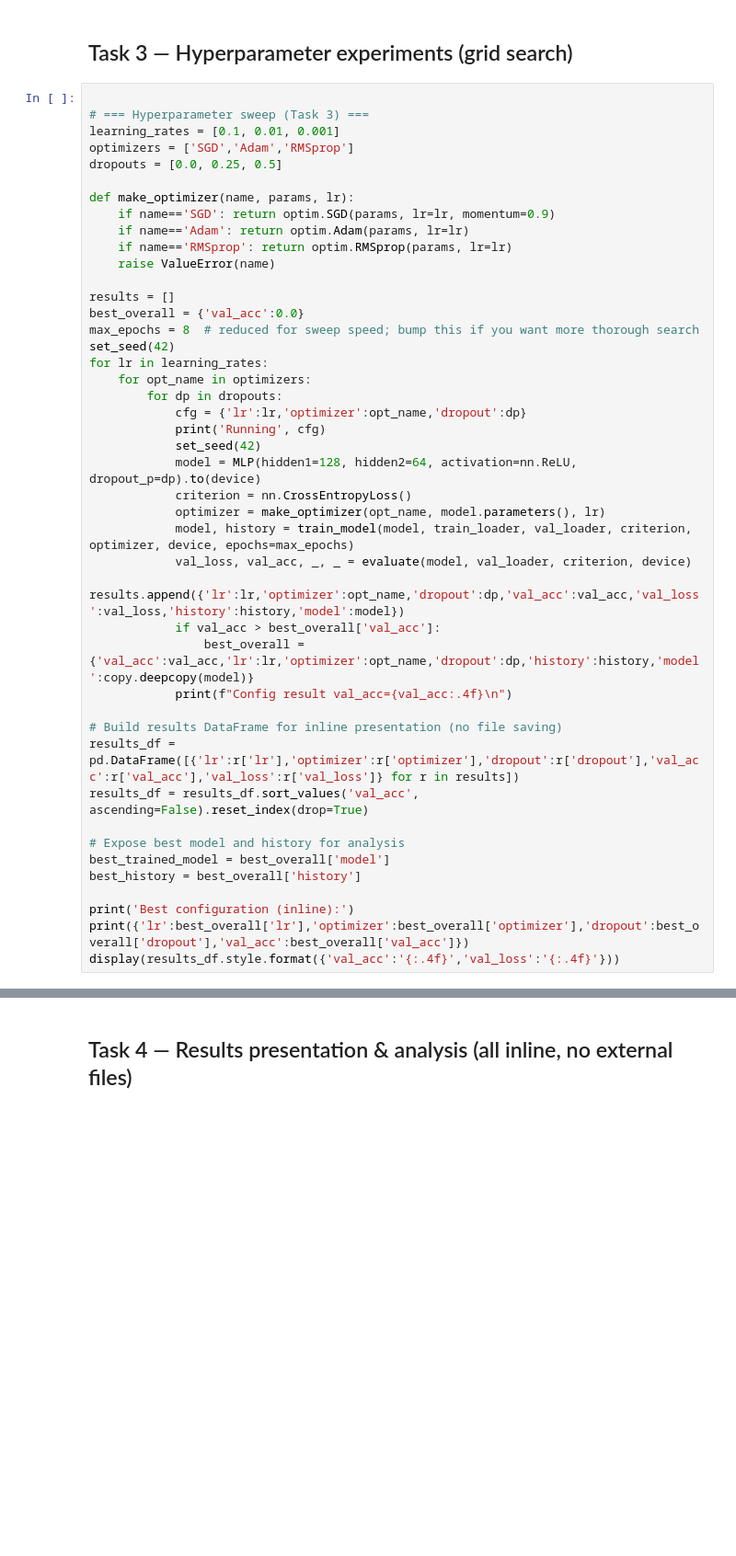
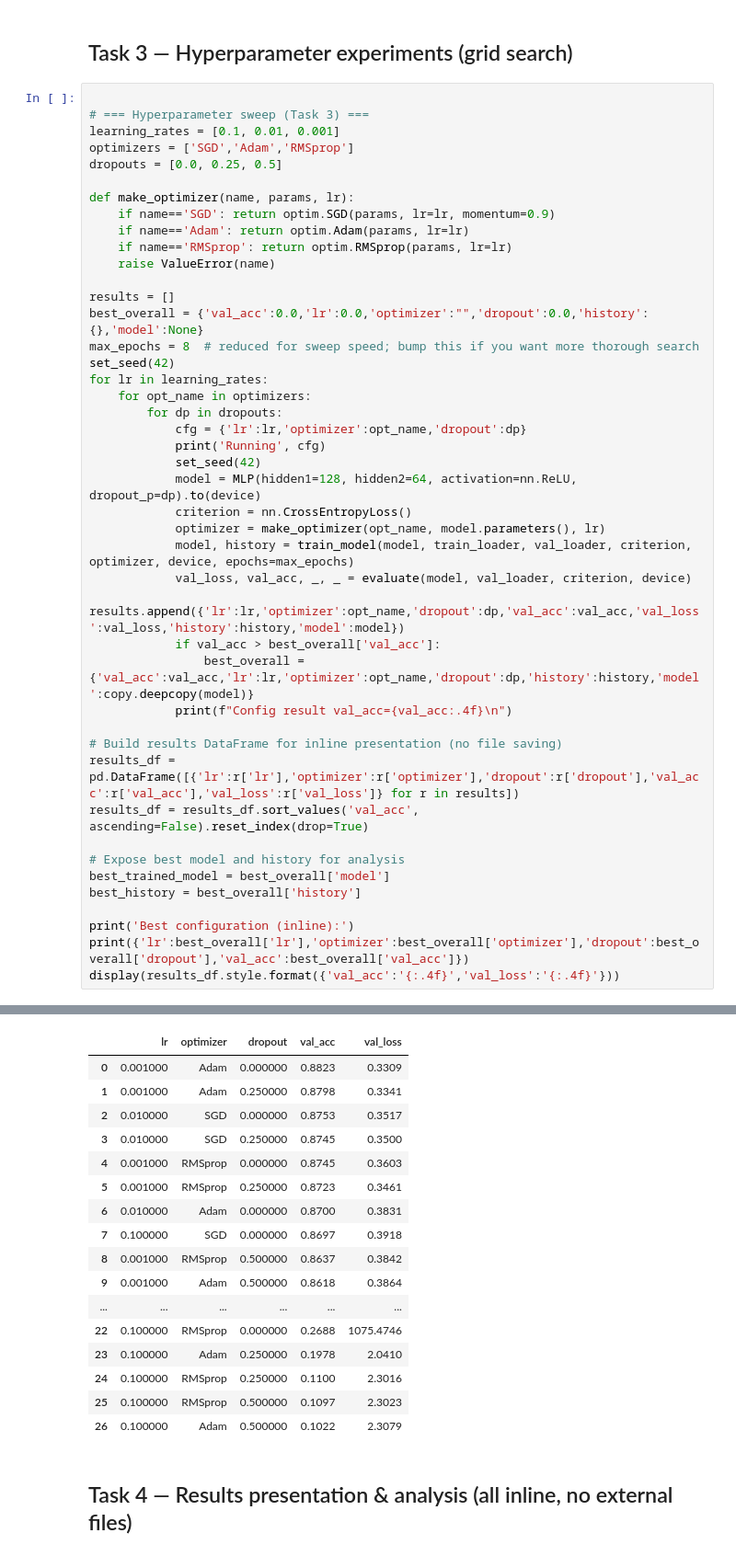
Before and after one commit to DnA-IntRicate/uct-cse, a Jupyter notebook: Main Courses/CSC2042S/Assignments/4- Neural Networks/notebook-assignment4.ipynb, the cells around one changed output, grey strips where cells are left out. Shown: that part at 92% size. Saved outputs shown, nothing was run; the diff lists cells and outputs as text; blank space fills up the shorter version.

```diff
--- a/Main Courses/CSC2042S/Assignments/4- Neural Networks/notebook-assignment4.ipynb
+++ b/Main Courses/CSC2042S/Assignments/4- Neural Networks/notebook-assignment4.ipynb
@@ -172,7 +200,7 @@ def make_optimizer(name, params, lr):
     raise ValueError(name)
 
 results = []
-best_overall = {'val_acc':0.0}
+best_overall = {'val_acc':0.0,'lr':0.0,'optimizer':"",'dropout':0.0,'history':{},'model':None}
 max_epochs = 8  # reduced for sweep speed; bump this if you want more thorough search
 set_seed(42)
 for lr in learning_rates:
@@ -202,3 +230,4 @@ best_history = best_overall['history']
 print('Best configuration (inline):')
 print({'lr':best_overall['lr'],'optimizer':best_overall['optimizer'],'dropout':best_overall['dropout'],'val_acc':best_overall['val_acc']})
 display(results_df.style.format({'val_acc':'{:.4f}','val_loss':'{:.4f}'}))
+# %% [output]
@@ -205,3 +251,20 @@ display(results_df.style.format({'val_acc':'{:.4f}','val_loss':'{:.4f}'}))
+|  | lr | optimizer | dropout | val_acc | val_loss |
+| 0 | 0.001000 | Adam | 0.000000 | 0.8823 | 0.3309 |
+| 1 | 0.001000 | Adam | 0.250000 | 0.8798 | 0.3341 |
+| 2 | 0.010000 | SGD | 0.000000 | 0.8753 | 0.3517 |
+| 3 | 0.010000 | SGD | 0.250000 | 0.8745 | 0.3500 |
+| 4 | 0.001000 | RMSprop | 0.000000 | 0.8745 | 0.3603 |
+| 5 | 0.001000 | RMSprop | 0.250000 | 0.8723 | 0.3461 |
+| 6 | 0.010000 | Adam | 0.000000 | 0.8700 | 0.3831 |
+| 7 | 0.100000 | SGD | 0.000000 | 0.8697 | 0.3918 |
+| 8 | 0.001000 | RMSprop | 0.500000 | 0.8637 | 0.3842 |
+| 9 | 0.001000 | Adam | 0.500000 | 0.8618 | 0.3864 |
+| ... | ... | ... | ... | ... | ... |
+| 22 | 0.100000 | RMSprop | 0.000000 | 0.2688 | 1075.4746 |
+| 23 | 0.100000 | Adam | 0.250000 | 0.1978 | 2.0410 |
+| 24 | 0.100000 | RMSprop | 0.250000 | 0.1100 | 2.3016 |
+| 25 | 0.100000 | RMSprop | 0.500000 | 0.1097 | 2.3023 |
+| 26 | 0.100000 | Adam | 0.500000 | 0.1022 | 2.3079 |
 # %% [markdown]
 ## Task 4 — Results presentation & analysis (all inline, no external files)
 # %%
```
Also changed, not shown: parts of 5 cells of this notebook.
